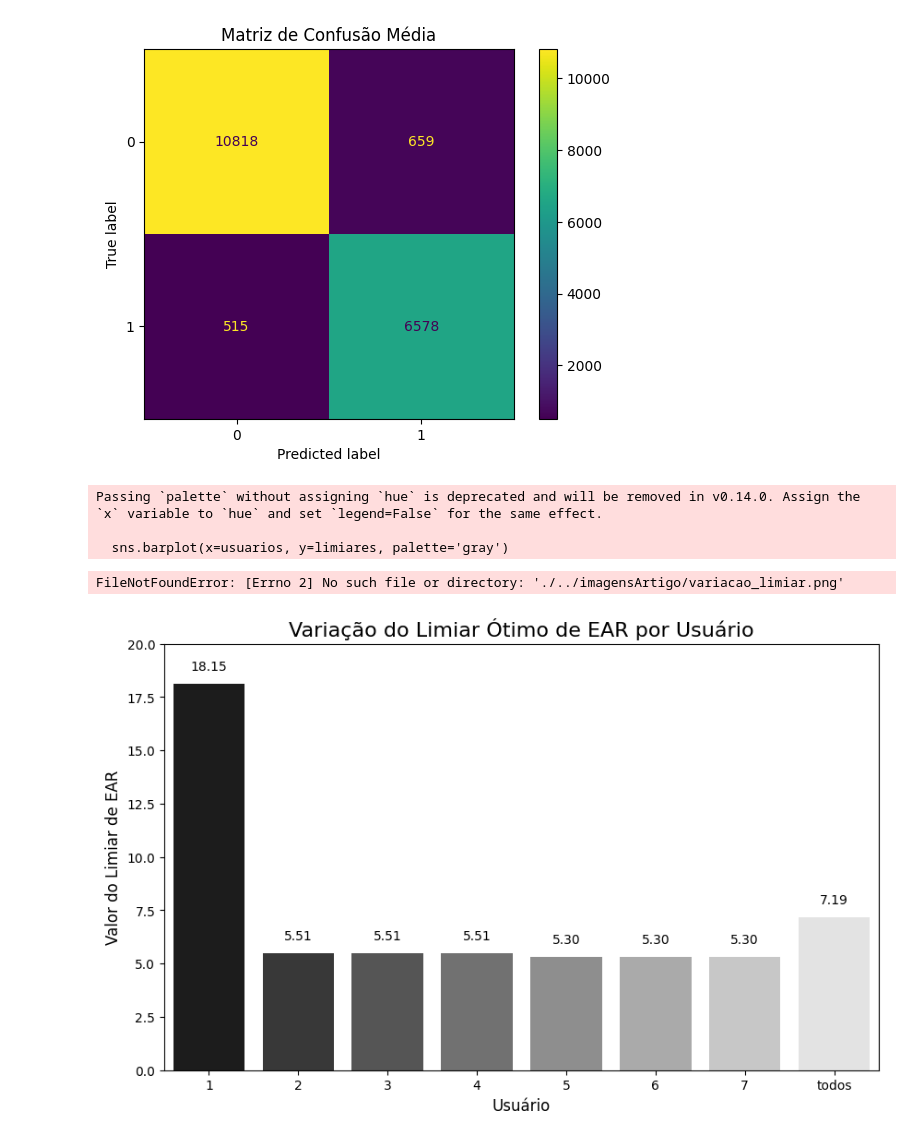
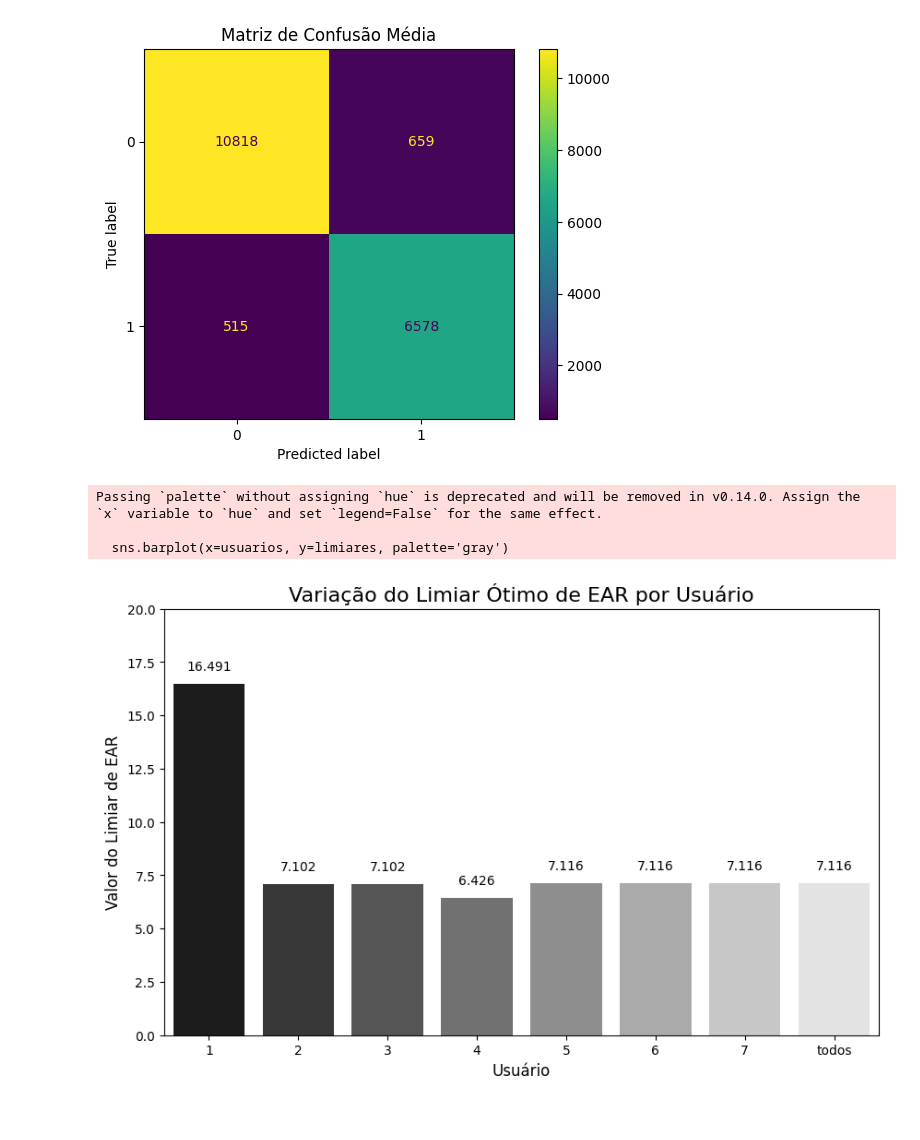
Before and after one commit to Barradas13/AssistiveDomotical, a Jupyter notebook: OSEMN/colabs/model.ipynb, the cells around one changed output. Cells and saved outputs as stored; diff of their text form; code cells hidden in the pictures.

```diff
--- a/OSEMN/colabs/model.ipynb
+++ b/OSEMN/colabs/model.ipynb
@@ -300,37 +360,36 @@ def calculate_metrics_from_cm(cm, precision_digits=3):
 # %%
 import matplotlib.pyplot as plt
 import seaborn as sns
 
 # Dados dos limiares individuais
 dados_limiar = {
-    '1': 18.1461,
-    '2': 5.5057,
-    '3': 5.5057,
-    '4': 5.5057,
-    '5': 5.3049,
-    '6': 5.3049,
-    '7': 5.3049,
-    "todos" : 7.1875
+    '1': 16.4911,
+    '2': 7.1016,
+    '3': 7.1016,
+    '4': 6.4261,
+    '5': 7.1157,
+    '6': 7.1157,
+    '7': 7.1157,
+    'todos': 7.1157  # Este é o novo "limiar fixo" usado para a comparação de todos
 }
 
 usuarios = list(dados_limiar.keys())
 limiares = list(dados_limiar.values())
 
 plt.figure(figsize=(10, 6))
 sns.barplot(x=usuarios, y=limiares, palette='gray')
 plt.title('Variação do Limiar Ótimo de EAR por Usuário', fontsize=16)
 plt.ylabel('Valor do Limiar de EAR', fontsize=12)
 plt.xlabel('Usuário', fontsize=12)
 plt.ylim(0, 20) # Ajuste o limite para melhor visualização
 for index, value in enumerate(limiares):
-    plt.text(index, value + 0.5, f'{value:.2f}', ha='center', va='bottom')
+    plt.text(index, value + 0.5, f'{value:.3f}', ha='center', va='bottom')
 
 # Salvar a figura para usar no artigo
 plt.savefig('../../imagensArtigo/variacao_limiar.png', dpi=300, bbox_inches='tight')
 plt.show()
 # %% [output]
 Passing `palette` without assigning `hue` is deprecated and will be removed in v0.14.0. Assign the `x` variable to `hue` and set `legend=False` for the same effect.
 
   sns.barplot(x=usuarios, y=limiares, palette='gray')
-FileNotFoundError: [Errno 2] No such file or directory: './../imagensArtigo/variacao_limiar.png'
-[figure, old version]
+[figure, new version]
```
Also changed, not shown: parts of 7 cells of this notebook, 2 other files.
